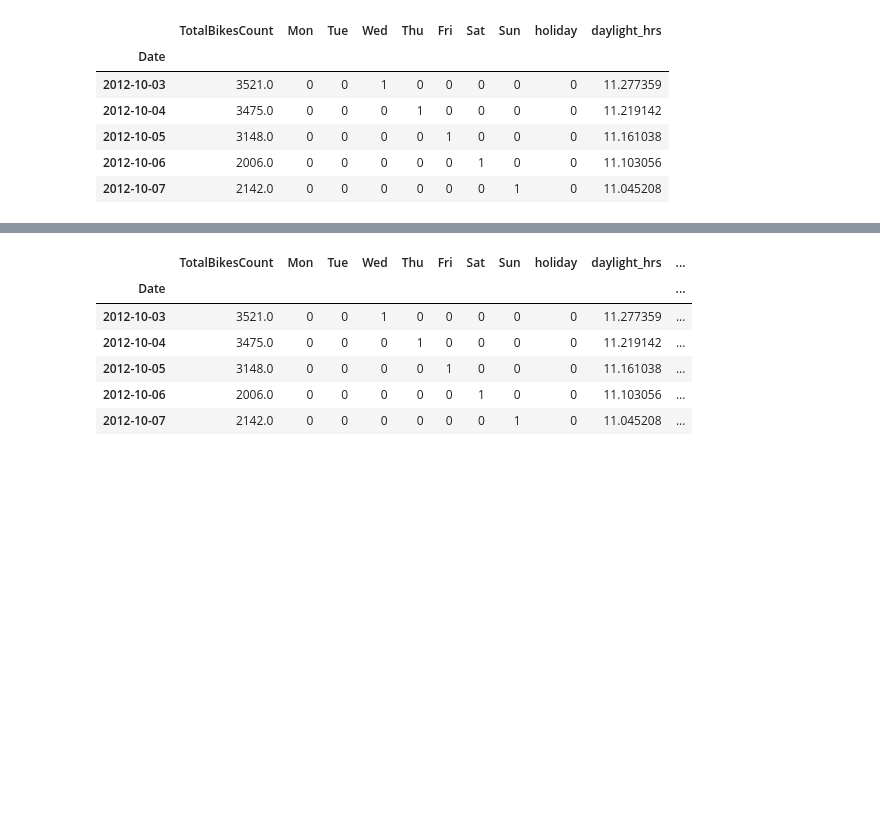
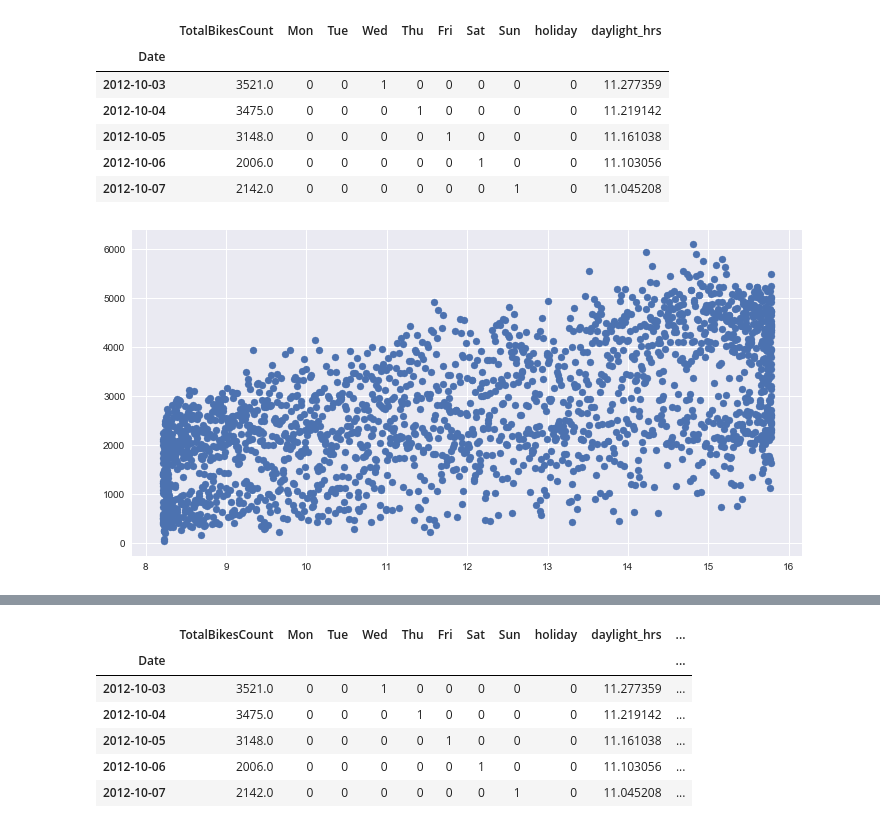
Before and after one commit to DataScienceWorks/PredictingBicycleTraffic, a Jupyter notebook: 1-data-wrangling.ipynb, the cells around one changed output, grey strips where cells are left out. Cells and saved outputs as stored; diff of their text form; code cells hidden in the pictures; blank space fills up the shorter version.

Commit message:
Botched data-wrangling file with data-analysis

```diff
--- a/1-data-wrangling.ipynb
+++ b/1-data-wrangling.ipynb
@@ -412,3 +413,17 @@ df.head(5)
 | 2012-10-05 | 3148.0 | 0 | 0 | 0 | 0 | 1 | 0 | 0 | 0 | 11.161038 |
 | 2012-10-06 | 2006.0 | 0 | 0 | 0 | 0 | 0 | 1 | 0 | 0 | 11.103056 |
 | 2012-10-07 | 2142.0 | 0 | 0 | 0 | 0 | 0 | 0 | 1 | 0 | 11.045208 |
+# %%
+# Does day-light duration affect bicycle traffic? Let's validate that assumption with scatter plot.
+
+# Plotting with Seaborn
+# sns.lmplot('daylight_hrs','TotalBikesCount',data=df, fit_reg=False, size=5, scatter=True)
+
+# plotting with Matplotlib
+# plt.plot(df['daylight_hrs'],df['TotalBikesCount'])
+plt.figure(figsize=(12,6)) # This should be set before drawing the plot
+plt.scatter(df['daylight_hrs'],df['TotalBikesCount'])
+plt.show()
+# While see that our assumption turning out to be truthy, we see the plot too dense with data.
+# %% [output]
+[figure, added]
```
Also changed, not shown: parts of 12 cells of this notebook, 1 other file.
